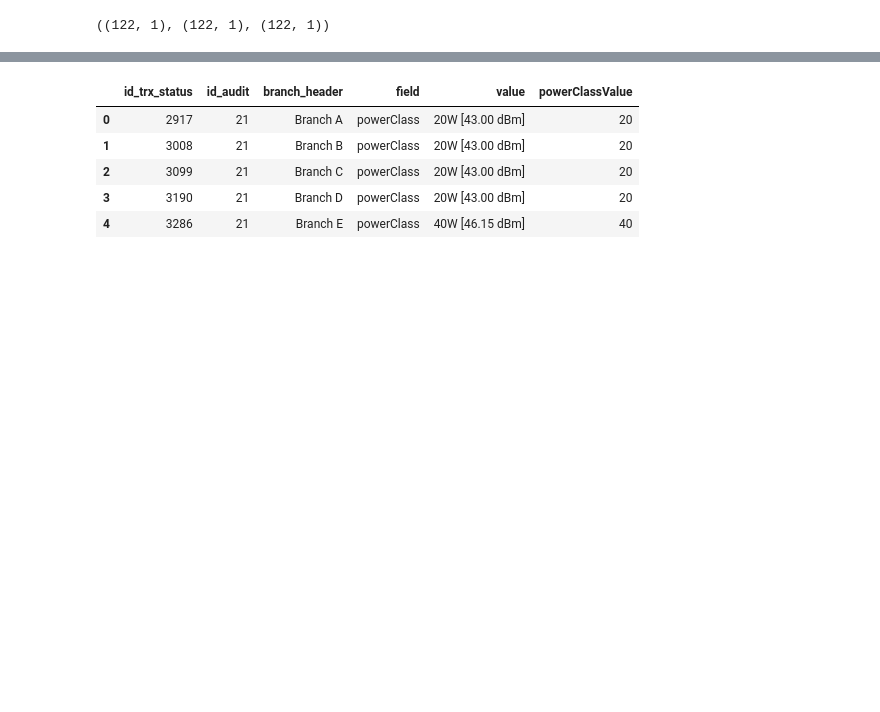
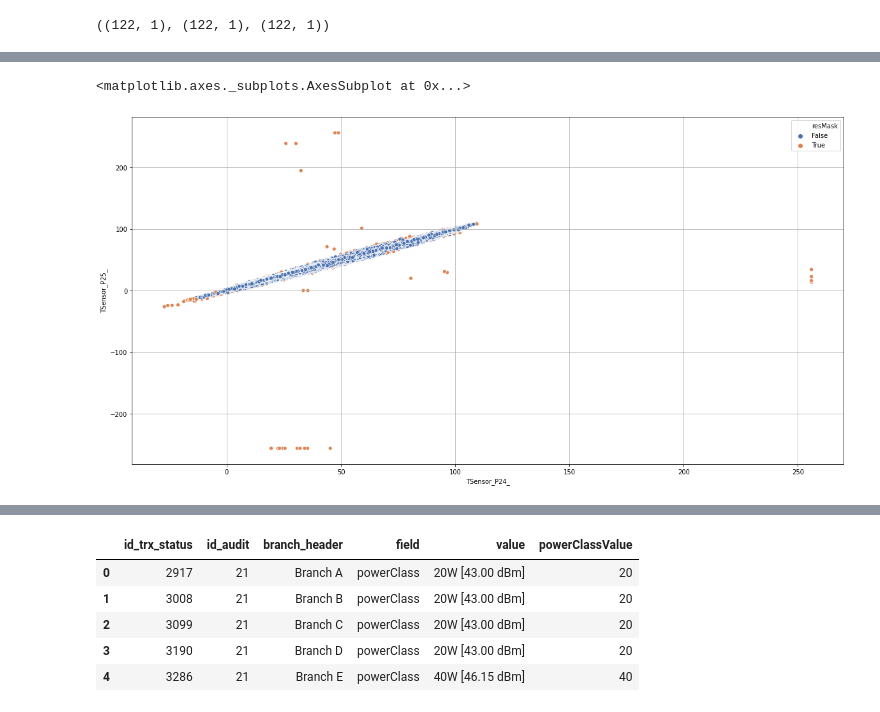
Before and after one commit to lingouzhu/AICampus, a Jupyter notebook: project5Sensors/exploreSensorsDataset.ipynb, the cells around one changed output, grey strips where cells are left out. Saved outputs shown, nothing was run; the diff lists cells and outputs as text; code cells hidden in the pictures; blank space fills up the shorter version.

```diff
--- a/project5Sensors/exploreSensorsDataset.ipynb
+++ b/project5Sensors/exploreSensorsDataset.ipynb
@@ -399,0 +401,8 @@ sns.scatterplot(data = sens24_25, x = "TSensor_P24_", y = "TSensor_P25_", hue="r
+# %%
+fig, ax = plt.subplots(figsize=(20,10))
+ax = plt.axes(yscale='linear')
+ax.grid();
+sns.scatterplot(data = sens24_25, x = "TSensor_P24_", y = "TSensor_P25_", hue="resMask",ax=ax, palette="deep")
+# %% [output]
+<matplotlib.axes._subplots.AxesSubplot at 0x...>
+[figure, added]
```
Also changed, not shown: parts of 8 cells of this notebook, 7 other files.
